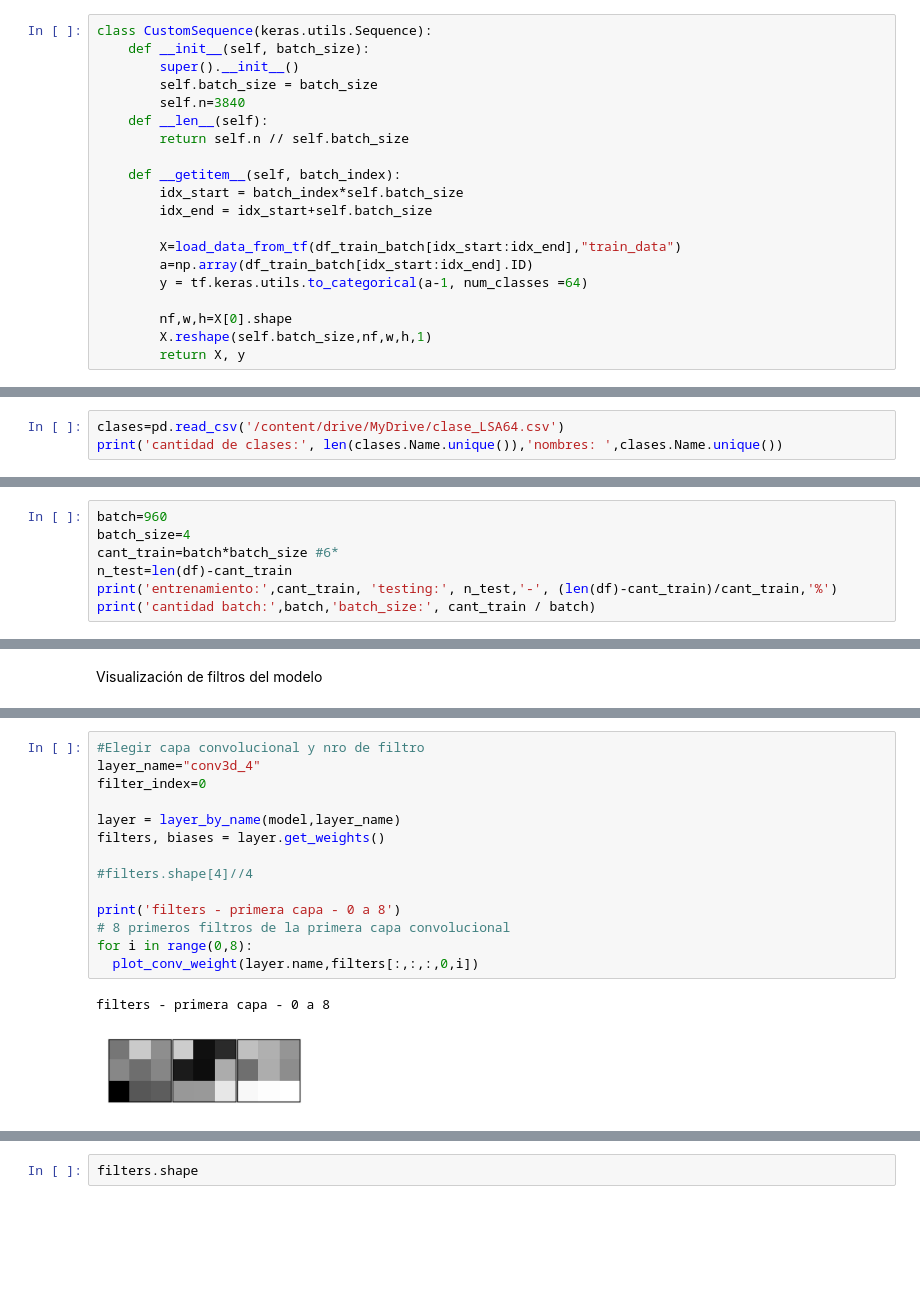
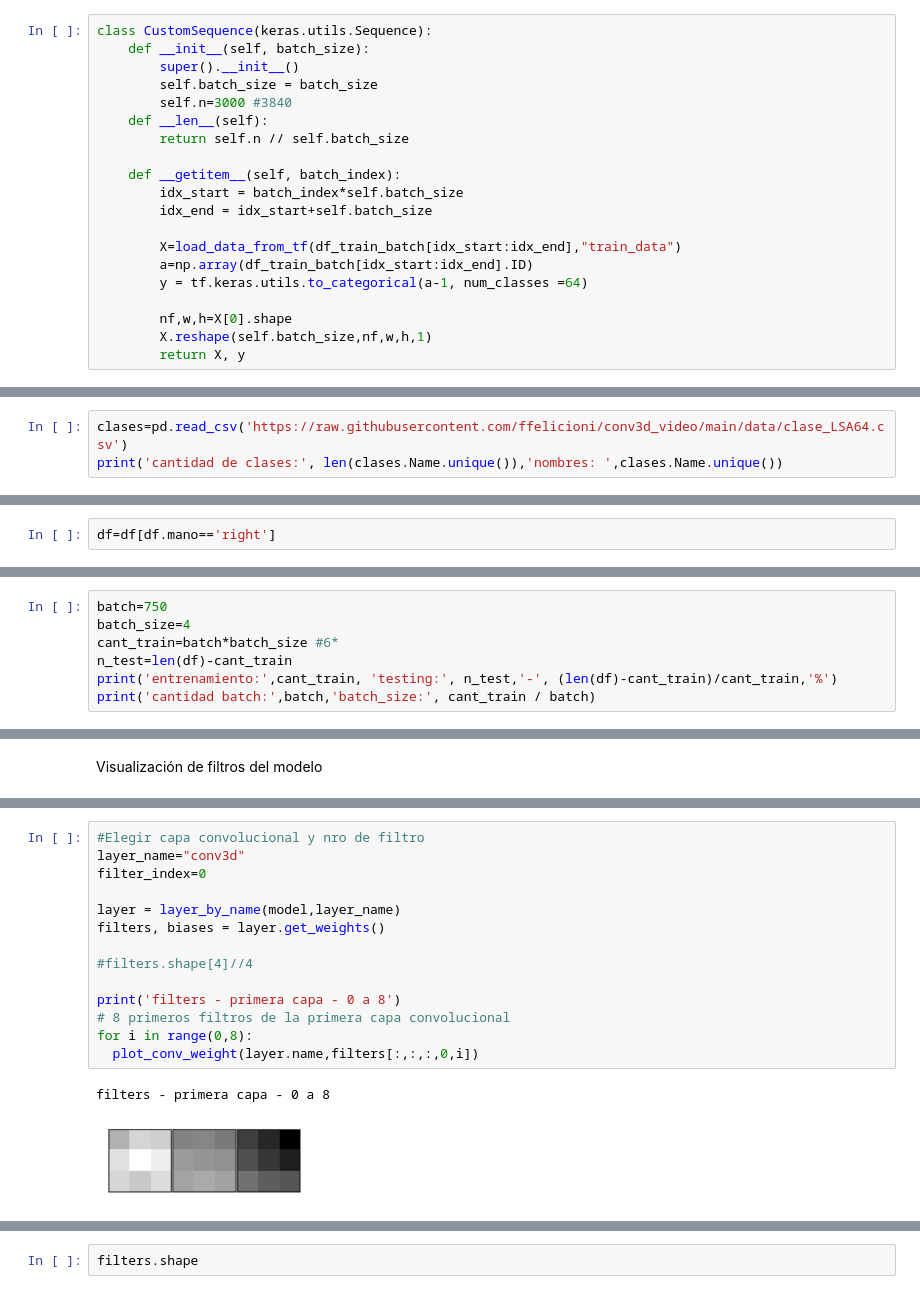
Before and after one commit to ffelicioni/conv3d_video, a Jupyter notebook: clasificar_hands.ipynb, the cells around one changed output, grey strips where cells are left out. Saved outputs shown, nothing was run; the diff lists cells and outputs as text; blank space fills up the shorter version.

Commit message:
mano_derecha

```diff
--- a/clasificar_hands.ipynb
+++ b/clasificar_hands.ipynb
@@ -59,7 +59,7 @@ class CustomSequence(keras.utils.Sequence):
     def __init__(self, batch_size):
         super().__init__()
         self.batch_size = batch_size
-        self.n=3840
+        self.n=3000 #3840
     def __len__(self):
         return self.n // self.batch_size
 
@@ -127,7 +127,7 @@ cantidad de videos: 4299
 cantidad de personas: 10
 cantidad de repeticiones: 5
 # %%
-clases=pd.read_csv('/content/drive/MyDrive/clase_LSA64.csv')
+clases=pd.read_csv('https://raw.githubusercontent.com/ffelicioni/conv3d_video/main/data/clase_LSA64.csv')
 print('cantidad de clases:', len(clases.Name.unique()),'nombres: ',clases.Name.unique())
 # %% [output]
 cantidad de clases: 63 nombres:  ['Opaque' 'Red' 'Green' 'Yellow' 'Bright' 'Light-blue' 'Colors' 'Women'
@@ -159,0 +194,2 @@ df
+# %%
+df=df[df.mano=='right']
@@ -160,7 +200,7 @@ df
 # %% [markdown]
 Lotes de 4
 # %%
-batch=960
+batch=750
 batch_size=4
 cant_train=batch*batch_size #6*
 n_test=len(df)-cant_train
@@ -415,18 +459,18 @@ global_average_pooling3d_1 weights: none
 dense weights: (64, 64),(64,)
 # %%
 #Elegir capa convolucional y nro de filtro
-layer_name="conv3d_4"
+layer_name="conv3d"
 filter_index=0
 
 layer = layer_by_name(model,layer_name)
 filters, biases = layer.get_weights()
 
 #filters.shape[4]//4
 
 print('filters - primera capa - 0 a 8')
 # 8 primeros filtros de la primera capa convolucional
 for i in range(0,8):
   plot_conv_weight(layer.name,filters[:,:,:,0,i])
 # %% [output]
 filters - primera capa - 0 a 8
-[figure, old version]
+[figure, new version]
```
Also changed, not shown: parts of 22 cells of this notebook.
